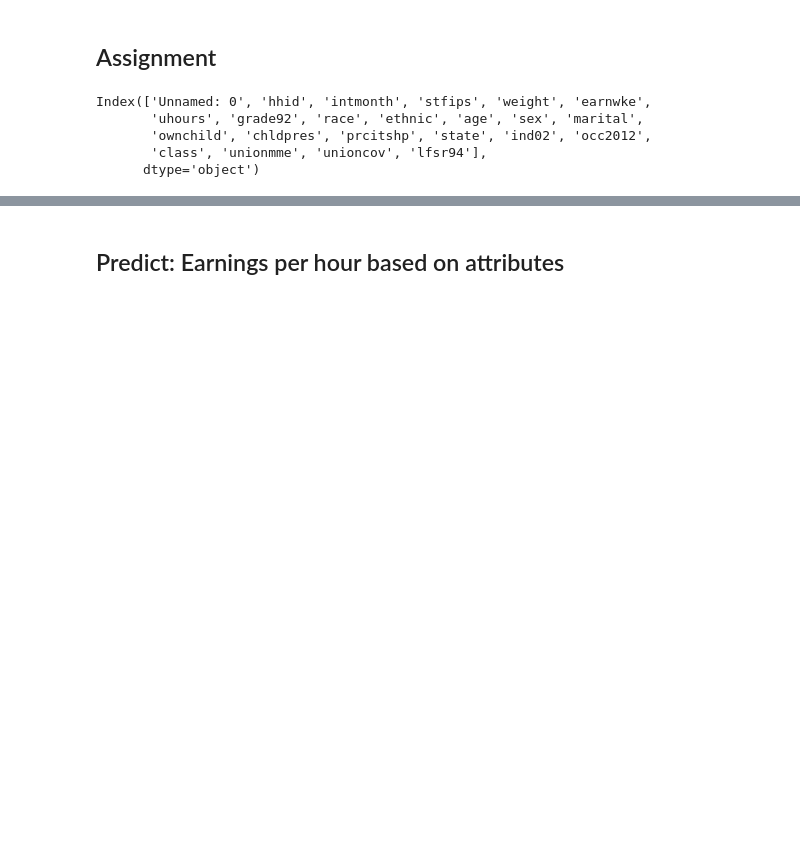
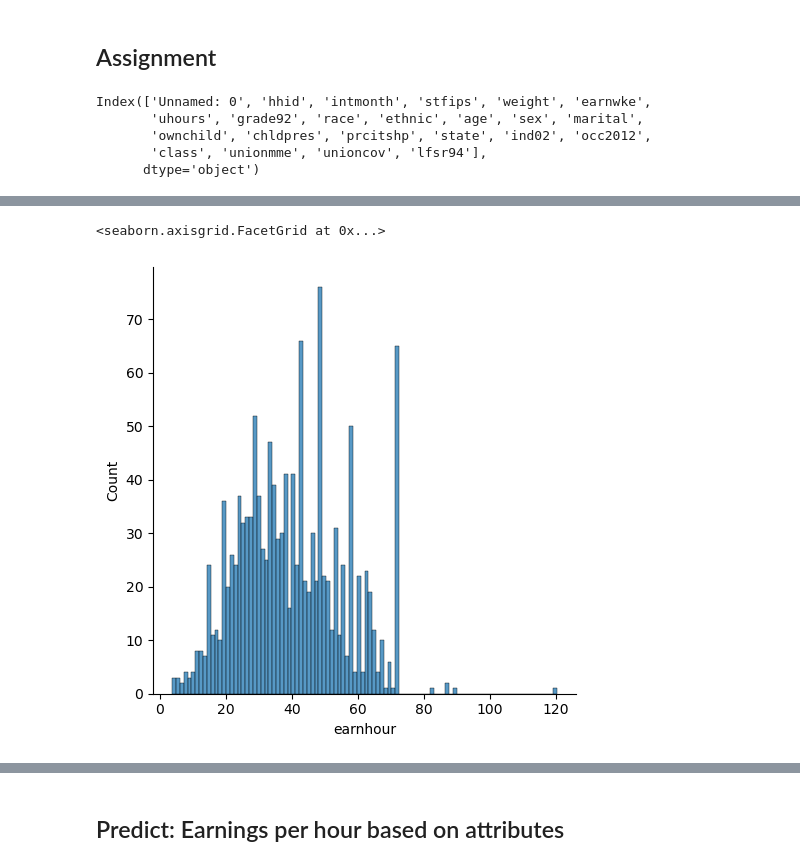
Before and after one commit to me9hanics/DA3-phdma, a Jupyter notebook: Assignment1/assignment.ipynb, the cells around one changed output, grey strips where cells are left out. Cells and saved outputs as stored; diff of their text form; code cells hidden in the pictures; blank space fills up the shorter version.

Commit message:
Add plots

```diff
--- a/Assignment1/assignment.ipynb
+++ b/Assignment1/assignment.ipynb
@@ -29,9 +31,11 @@ Index(['Unnamed: 0', 'hhid', 'intmonth', 'stfips', 'weight', 'earnwke',
 #1220Operations research analysts
 #1240Mathematicians, statisticians and miscellaneous mathematical science occupations
 
-softdev = (df[(df["occ2012"]).astype(int)== 1020]).reset_index(drop=True)
-softdev[0:15]
-softdev['earnhour'] = (softdev['earnwke'].astype(float))/(softdev['uhours'].astype(float))
+columnsnum = ["Unnamed: 0", "hhid", "weight", "earnwke", "uhours", "grade92", "race", "ethnic", "age",	"sex", "marital", "ownchild","chldpres", "occ2012", ]
+df[columnsnum] = df[columnsnum].astype(float) #Convert strings to floats (could be ints at places, but this works)
+softdev = (df[(df["occ2012"])== 1020.0]).reset_index(drop=True)
+
+softdev['earnhour'] = (softdev['earnwke'])/(softdev['uhours'])
 softdev
 # %% [output]
 |  | Unnamed: 0 | hhid | intmonth | stfips | weight | earnwke | uhours | grade92 | race | ethnic | ... | ... |
@@ -49 +53,8 @@ softdev
 1335 rows × 24 columns
+# %%
+#Check the hourly earnings plot
+sns.displot(softdev['earnhour'], bins = 100) #Seems fairly normal,but for some reason a lot of values around 72, and then none till 82
+#Needs further checking, but we don't need to change the distribution (for example by taking a log)
+# %% [output]
+<seaborn.axisgrid.FacetGrid at 0x...>
+[figure, added]
```
Also changed, not shown: parts of 9 cells of this notebook.
